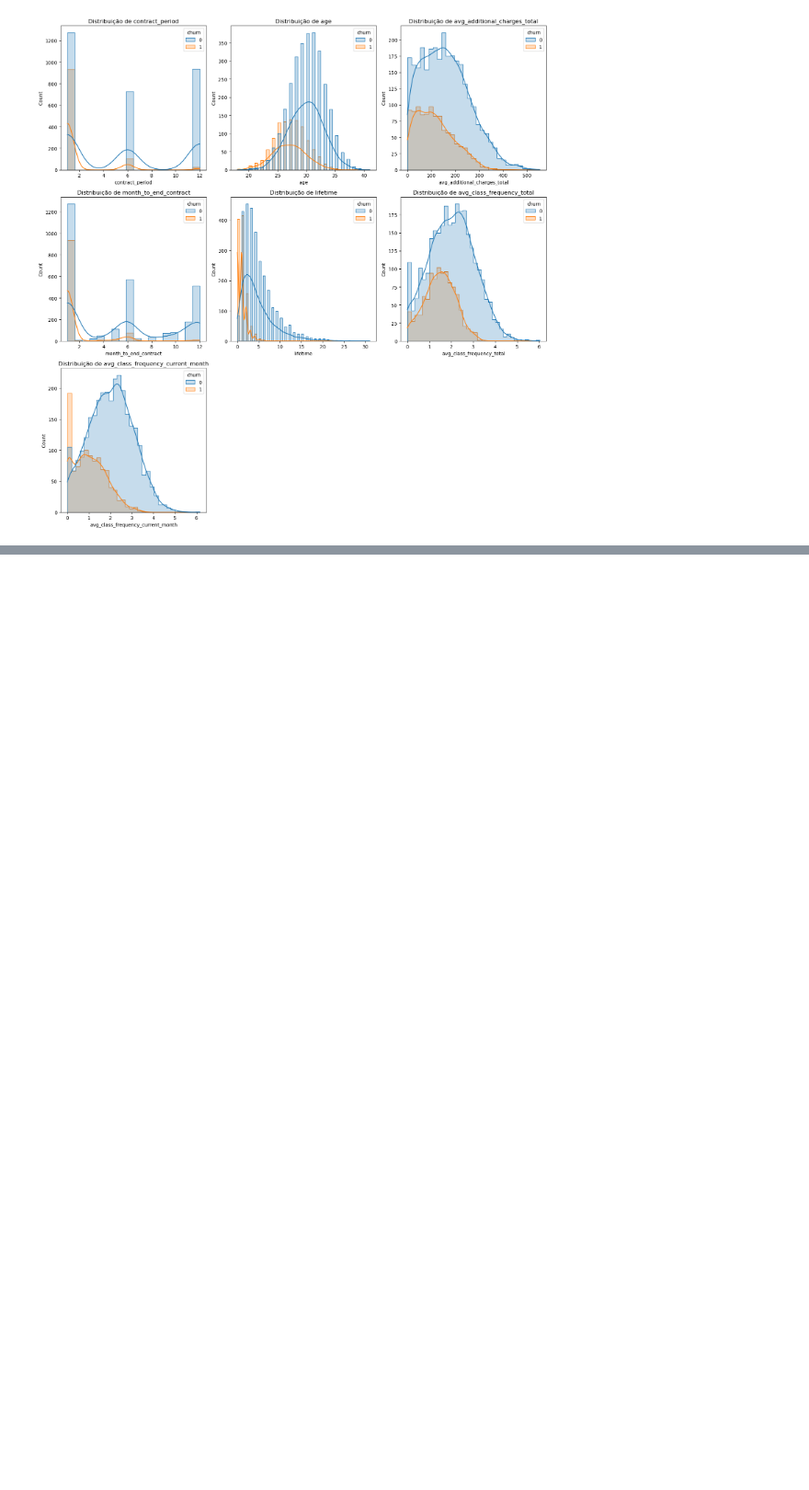
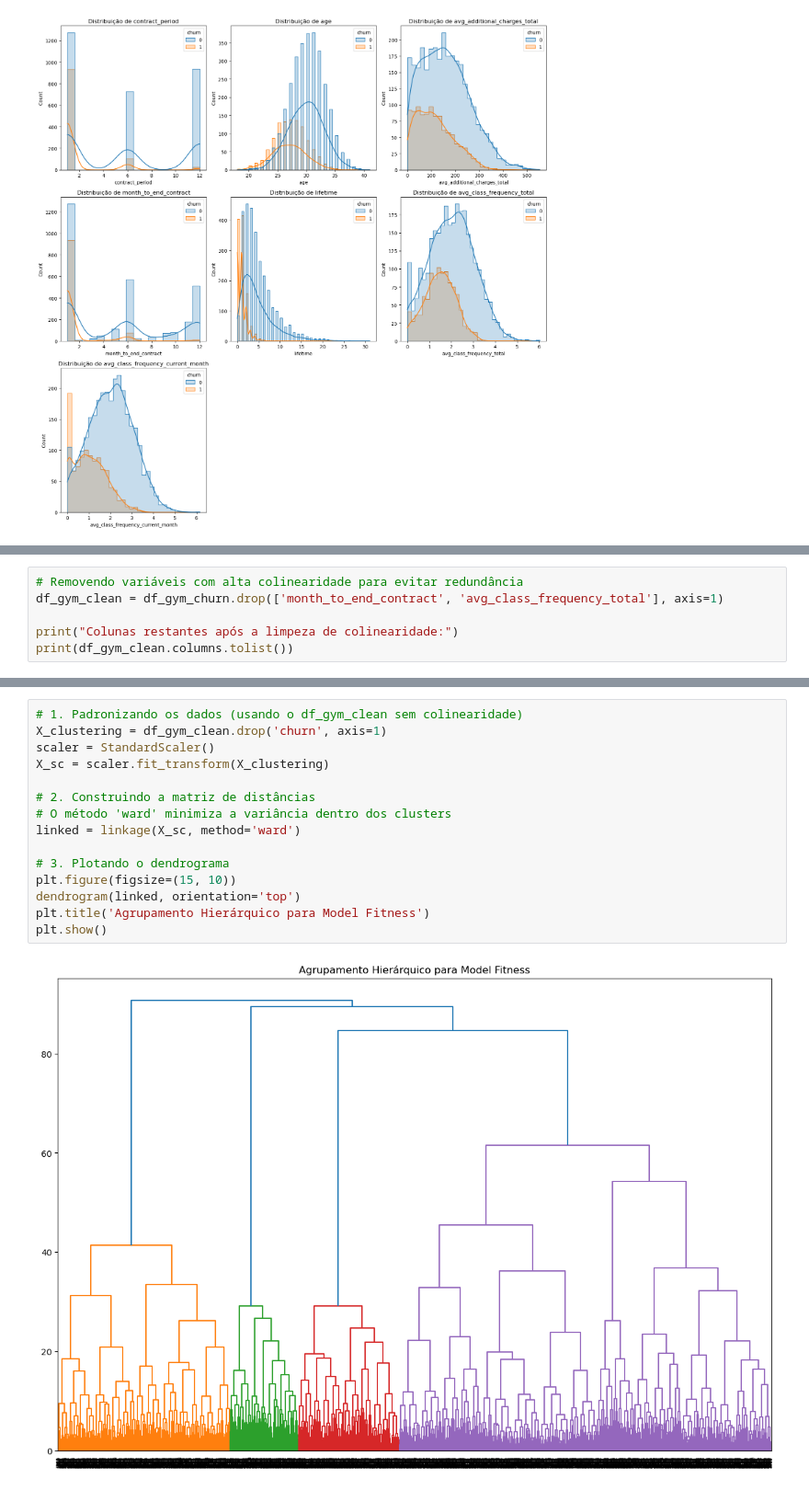
Before and after one commit to fabcmc/Tripleten-Projects, a Jupyter notebook: Sprint 13/project_sprint_13.ipynb, the cells around one changed output, grey strips where cells are left out. Shown at 92% size. Saved outputs shown, nothing was run; the diff lists cells and outputs as text; blank space fills up the shorter version.

Commit message:
Adding more parts to the project: up to Clustering (5)

```diff
--- a/Sprint 13/project_sprint_13.ipynb
+++ b/Sprint 13/project_sprint_13.ipynb
@@ -198,0 +231,6 @@ plt.show()
+# %%
+# Removendo variáveis com alta colinearidade para evitar redundância
+df_gym_clean = df_gym_churn.drop(['month_to_end_contract', 'avg_class_frequency_total'], axis=1)
+
+print("Colunas restantes após a limpeza de colinearidade:")
+print(df_gym_clean.columns.tolist())
@@ -198,0 +295,17 @@ plt.show()
+# %%
+# 1. Padronizando os dados (usando o df_gym_clean sem colinearidade)
+X_clustering = df_gym_clean.drop('churn', axis=1)
+scaler = StandardScaler()
+X_sc = scaler.fit_transform(X_clustering)
+
+# 2. Construindo a matriz de distâncias
+# O método 'ward' minimiza a variância dentro dos clusters
+linked = linkage(X_sc, method='ward')
+
+# 3. Plotando o dendrograma
+plt.figure(figsize=(15, 10))
+dendrogram(linked, orientation='top')
+plt.title('Agrupamento Hierárquico para Model Fitness')
+plt.show()
+# %% [output]
+[figure, added]
```
Also changed, not shown: parts of 9 cells of this notebook.
